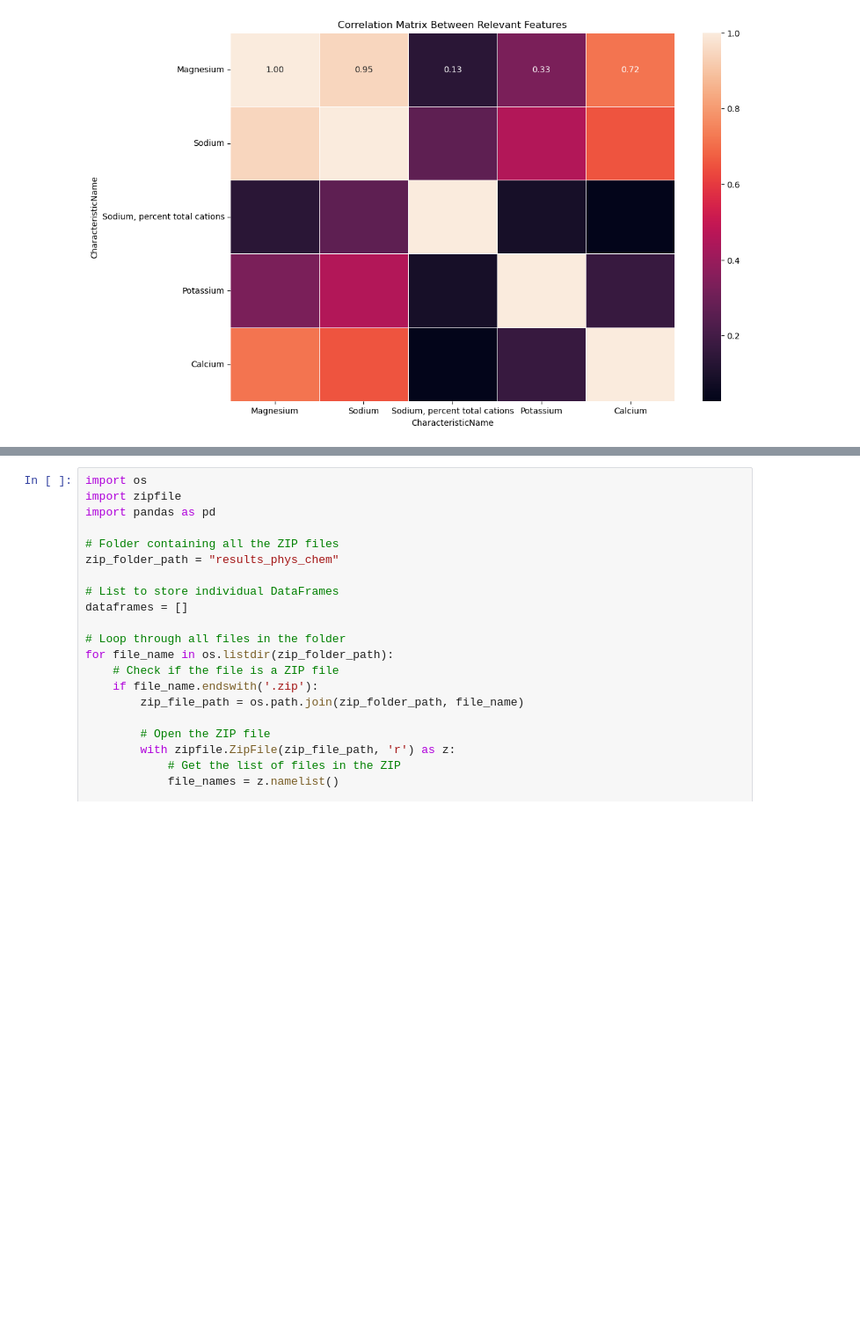
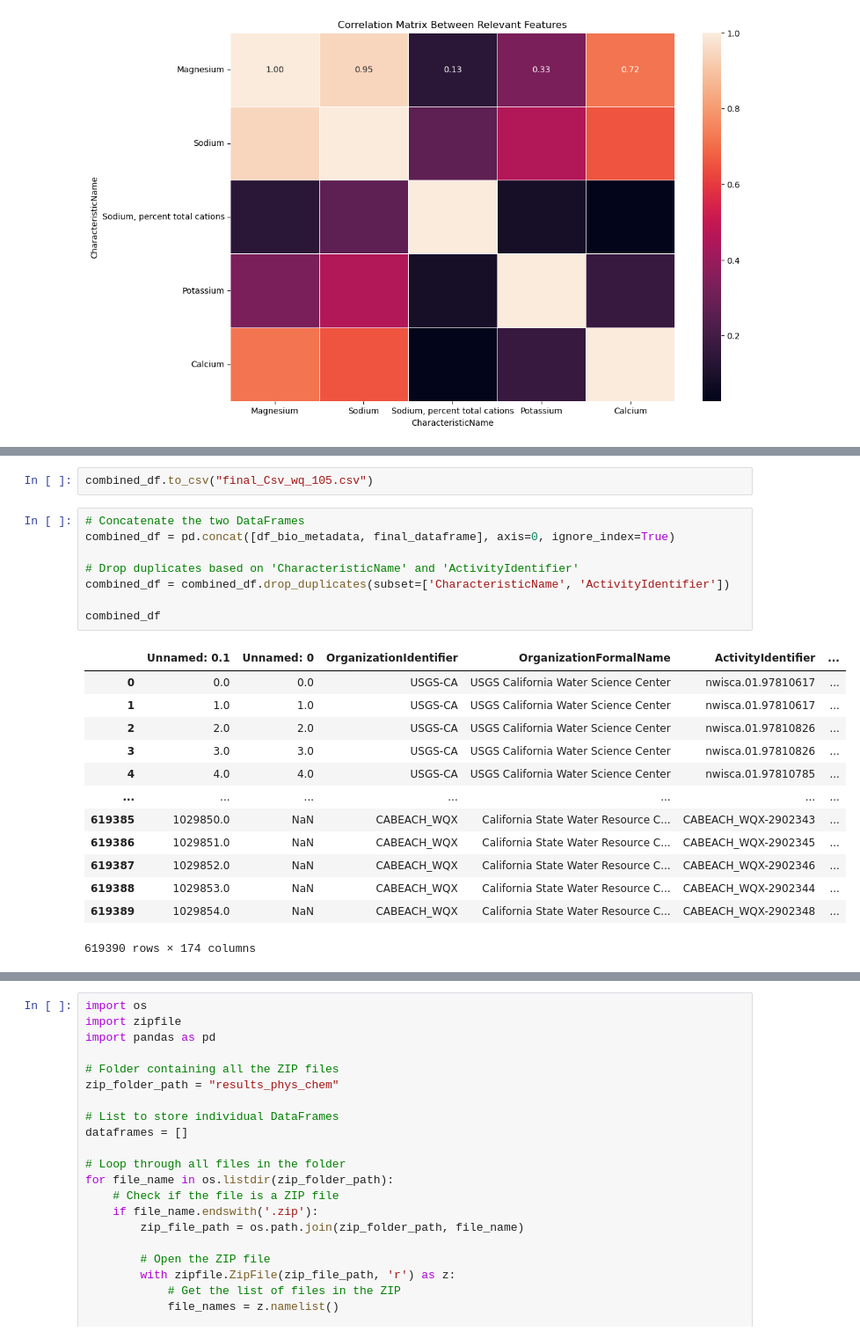
Before and after one commit to vishalival/eneres131-final-proj, a Jupyter notebook: data_new.ipynb, the cells around one changed output, grey strips where cells are left out. Shown at 88% size. Drawn from its saved outputs; the diff is of its cells as text; blank space fills up the shorter version.

```diff
--- a/data_new.ipynb
+++ b/data_new.ipynb
@@ -248,0 +287,24 @@ plt.show()
+# %%
+combined_df.to_csv("final_Csv_wq_105.csv")
+# %%
+# Concatenate the two DataFrames
+combined_df = pd.concat([df_bio_metadata, final_dataframe], axis=0, ignore_index=True)
+
+# Drop duplicates based on 'CharacteristicName' and 'ActivityIdentifier'
+combined_df = combined_df.drop_duplicates(subset=['CharacteristicName', 'ActivityIdentifier'])
+
+combined_df
+# %% [output]
+|  | Unnamed: 0.1 | Unnamed: 0 | OrganizationIdentifier | OrganizationFormalName | ActivityIdentifier | ... |
+| 0 | 0.0 | 0.0 | USGS-CA | USGS California Water Science Center | nwisca.01.97810617 | ... |
+| 1 | 1.0 | 1.0 | USGS-CA | USGS California Water Science Center | nwisca.01.97810617 | ... |
+| 2 | 2.0 | 2.0 | USGS-CA | USGS California Water Science Center | nwisca.01.97810826 | ... |
+| 3 | 3.0 | 3.0 | USGS-CA | USGS California Water Science Center | nwisca.01.97810826 | ... |
+| 4 | 4.0 | 4.0 | USGS-CA | USGS California Water Science Center | nwisca.01.97810785 | ... |
+| ... | ... | ... | ... | ... | ... | ... |
+| 619385 | 1029850.0 | NaN | CABEACH_WQX | California State Water Resource C... | CABEACH_WQX-2902343 | ... |
+| 619386 | 1029851.0 | NaN | CABEACH_WQX | California State Water Resource C... | CABEACH_WQX-2902345 | ... |
+| 619387 | 1029852.0 | NaN | CABEACH_WQX | California State Water Resource C... | CABEACH_WQX-2902346 | ... |
+| 619388 | 1029853.0 | NaN | CABEACH_WQX | California State Water Resource C... | CABEACH_WQX-2902344 | ... |
+| 619389 | 1029854.0 | NaN | CABEACH_WQX | California State Water Resource C... | CABEACH_WQX-2902348 | ... |
+619390 rows × 174 columns
```
Also changed, not shown: parts of 6 cells of this notebook, 11 other files.
